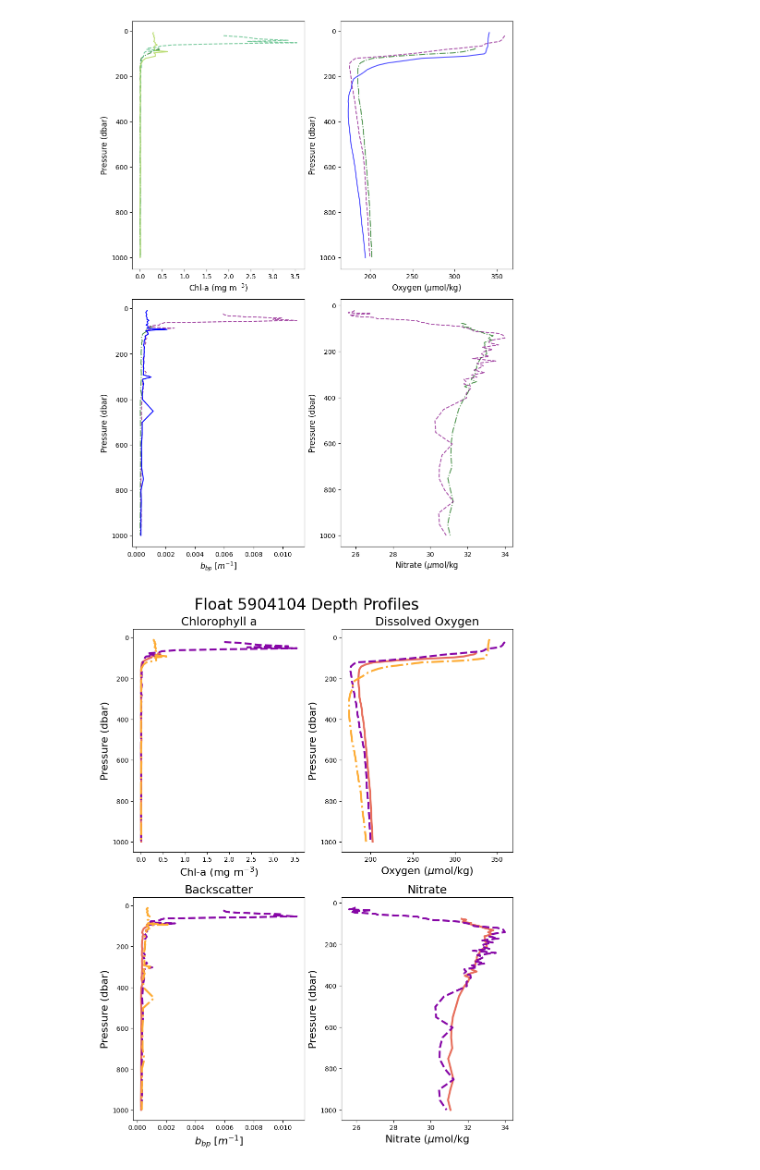
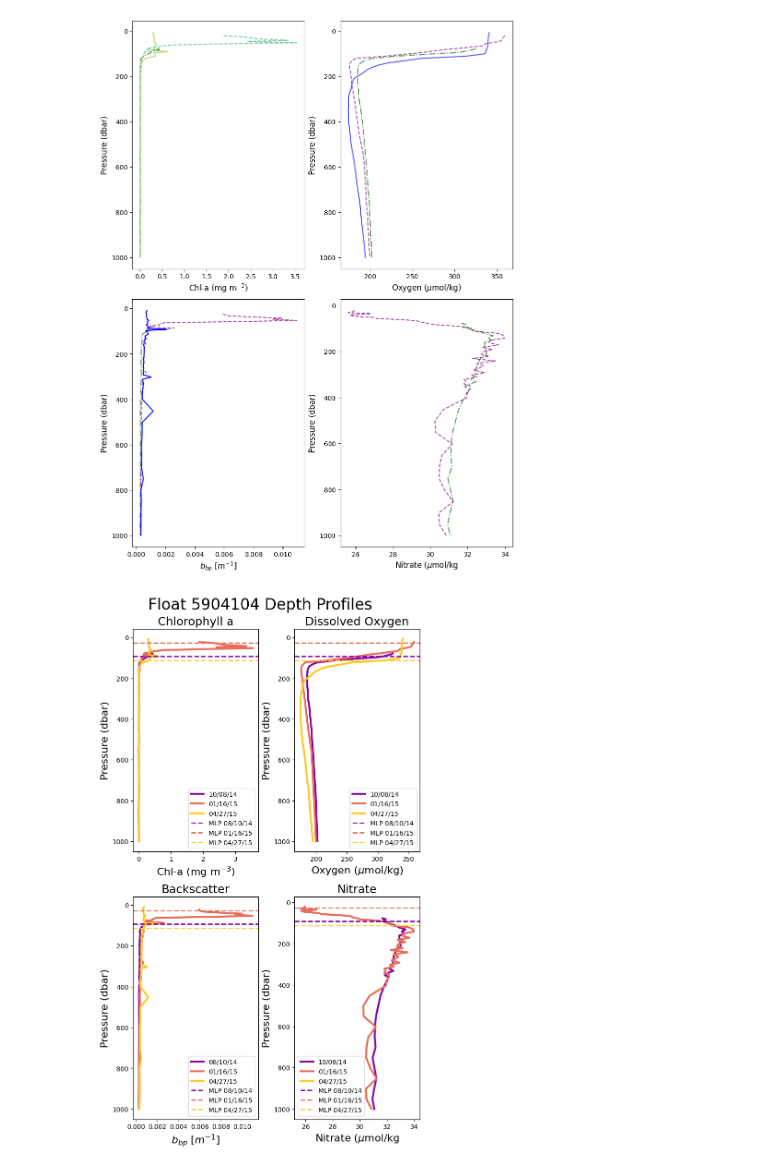
Before and after one commit to Lilah-Asalie/IBIS_Project, a Jupyter notebook: Pressure.ipynb, the cells around one changed output. Drawn from its saved outputs; the diff is of its cells as text; code cells hidden in the pictures.

```diff
--- a/Pressure.ipynb
+++ b/Pressure.ipynb
@@ -123,8 +121,8 @@ pdf.to_csv('/Users/lilah/Documents/IBIS_Project/Data/bgc_profiles_BR_extended_ar
 # %% [markdown]
 ### Analyzing and plotting float data
 # %%
-# pdf = pd.read_csv('/Users/lilah/Documents/IBIS_Project/Data/AAR_BGC_extended_region_alltime.csv')
-pdf = pd.read_csv('/Users/steviewalker/Documents/IBIS_Project/Data/AAR_BGC_extended_region_alltime.csv') #for stevie
+pdf = pd.read_csv('/Users/lilah/Documents/IBIS_Project/Data/AAR_BGC_extended_region_alltime.csv')
+# pdf = pd.read_csv('/Users/steviewalker/Documents/IBIS_Project/Data/AAR_BGC_extended_region_alltime.csv') #for stevie
 # %%
 #convert to datetime
 pdf['DATE'] = pd.to_datetime(pdf['DATE'],format = 'mixed')
@@ -1127,28 +1337,38 @@ def profile_clean(df, season, WMOID, cycle1, cycle2, cycle3):
     df['DATE'] = pd.to_datetime(df['DATE'])
     date_nums = mdates.date2num(df['DATE'])
 
-    fig = plt.figure(figsize=(9,12), layout='constrained')
+    fig = plt.figure(figsize=(7,12), layout='constrained')
 
     # CHLA plot -------------------------------------------------------------------
     ax = fig.add_subplot(221)
-    ax.plot(df.loc[df['CYCLE_NUMBER'] == 99, 'CHLA_ADJUSTED'], df.loc[df['CYCLE_NUMBER'] == 99, 'PRES_ADJUSTED'], c='#e76e5b', lw=3)
-    ax.plot(df.loc[df['CYCLE_NUMBER'] == 113, 'CHLA_ADJUSTED'], df.loc[df['CYCLE_NUMBER'] == 113, 'PRES_ADJUSTED'], c='#8606a6', ls='--',lw=3)
-    ax.plot(df.loc[df['CYCLE_NUMBER'] == 127, 'CHLA_ADJUSTED'], df.loc[df['CYCLE_NUMBER'] == 127, 'PRES_ADJUSTED'], c='#fdab33', ls='-.',lw=3)
+    ax.plot(df.loc[df['CYCLE_NUMBER'] == 99, 'CHLA_ADJUSTED'], df.loc[df['CYCLE_NUMBER'] == 99, 'PRES_ADJUSTED'], c='#8606a6', lw=3, label='10/08/14')
+    ax.plot(df.loc[df['CYCLE_NUMBER'] == 113, 'CHLA_ADJUSTED'], df.loc[df['CYCLE_NUMBER'] == 113, 'PRES_ADJUSTED'], c='#e76e5b', lw=3, label='01/16/15')
+    ax.plot(df.loc[df['CYCLE_NUMBER'] == 127, 'CHLA_ADJUSTED'], df.loc[df['CYCLE_NUMBER'] == 127, 'PRES_ADJUSTED'], c='#fdca26', lw=3, label='04/27/15')
     # ax.set_ylim(0, 200)
     ax.invert_yaxis()
     ax.set_xlabel('Chl-a (mg m$^{-3}$)', fontsize=16)
     ax.set_ylabel('Pressure (dbar)', fontsize=16)
     ax.set_title('Chlorophyll a', fontsize=18)
+    # Mixed layer pressure lines -----------
+    plt.axhline(y=92.670006, color='#8606a6', linestyle='--', lw=2, label='MLP 08/10/14')
+    plt.axhline(y=27.43, color='#e76e5b', linestyle='--', lw=2, label='MLP 01/16/15')
+    plt.axhline(y=112.35, color='#fdca26', linestyle='--', lw=2, label='MLP 04/27/15')
+    ax.legend()
 
     # DOXY plot -------------------------------------------------------------------
     ax = fig.add_subplot(222)
-    ax.plot(df.loc[df['CYCLE_NUMBER'] == 99, 'DOXY_ADJUSTED'], df.loc[df['CYCLE_NUMBER'] == 99, 'PRES_ADJUSTED'], c='#e76e5b', lw=3)
-    ax.plot(df.loc[df['CYCLE_NUMBER'] == 113, 'DOXY_ADJUSTED'], df.loc[df['CYCLE_NUMBER'] == 113, 'PRES_ADJUSTED'], c='#8606a6', ls='--',lw=3)
-    ax.plot(df.loc[df['CYCLE_NUMBER'] == 127, 'DOXY_ADJUSTED'], df.loc[df['CYCLE_NUMBER'] == 127, 'PRES_ADJUSTED'], c='#fdab33', ls='-.',lw=3)
+    ax.plot(df.loc[df['CYCLE_NUMBER'] == 99, 'DOXY_ADJUSTED'], df.loc[df['CYCLE_NUMBER'] == 99, 'PRES_ADJUSTED'], c='#8606a6', lw=3, label='10/08/14')
+    ax.plot(df.loc[df['CYCLE_NUMBER'] == 113, 'DOXY_ADJUSTED'], df.loc[df['CYCLE_NUMBER'] == 113, 'PRES_ADJUSTED'], c='#e76e5b', lw=3, label='01/16/15')
+    ax.plot(df.loc[df['CYCLE_NUMBER'] == 127, 'DOXY_ADJUSTED'], df.loc[df['CYCLE_NUMBER'] == 127, 'PRES_ADJUSTED'], c='#fdca26', lw=3, label='04/27/15')
     ax.invert_yaxis()
     ax.set_xlabel(r'Oxygen ($\mu\text{mol/kg}$)', fontsize=16)
     ax.set_ylabel('Pressure (dbar)', fontsize=16)
     ax.set_title('Dissolved Oxygen', fontsize=18)
+    # Mixed layer pressure lines -----------
+    plt.axhline(y=92.670006, color='#8606a6', linestyle='--', lw=2, label='MLP 08/10/14')
+    plt.axhline(y=27.43, color='#e76e5b', linestyle='--', lw=2, label='MLP 01/16/15')
+    plt.axhline(y=112.35, color='#fdca26', linestyle='--', lw=2, label='MLP 04/27/15')
+    ax.legend(loc='lower right')
 
     # add colorbar for top row --------------------------------------------------------------
     # sm = cm.ScalarMappable(norm=norm, cmap=cmap)
@@ -1161,38 +1381,52 @@ def profile_clean(df, season, WMOID, cycle1, cycle2, cycle3):
 
     # BBP700 plot -----------------------------------------------------------------
     ax = fig.add_subplot(223)
-    ax.plot(df.loc[df['CYCLE_NUMBER'] == 99, 'BBP700_ADJUSTED'], df.loc[df['CYCLE_NUMBER'] == 99, 'PRES_ADJUSTED'], c='#e76e5b', lw=3)
-    ax.plot(df.loc[df['CYCLE_NUMBER'] == 113, 'BBP700_ADJUSTED'], df.loc[df['CYCLE_NUMBER'] == 113, 'PRES_ADJUSTED'], c='#8606a6', ls='--',lw=3)
-    ax.plot(df.loc[df['CYCLE_NUMBER'] == 127, 'BBP700_ADJUSTED'], df.loc[df['CYCLE_NUMBER'] == 127, 'PRES_ADJUSTED'], c='#fdab33', ls='-.',lw=3)
+    ax.plot(df.loc[df['CYCLE_NUMBER'] == 99, 'BBP700_ADJUSTED'], df.loc[df['CYCLE_NUMBER'] == 99, 'PRES_ADJUSTED'], c='#8606a6', lw=3, label='08/10/14')
+    ax.plot(df.loc[df['CYCLE_NUMBER'] == 113, 'BBP700_ADJUSTED'], df.loc[df['CYCLE_NUMBER'] == 113, 'PRES_ADJUSTED'], c='#e76e5b', lw=3, label='01/16/15')
+    ax.plot(df.loc[df['CYCLE_NUMBER'] == 127, 'BBP700_ADJUSTED'], df.loc[df['CYCLE_NUMBER'] == 127, 'PRES_ADJUSTED'], c='#fdca26', lw=3, label='04/27/15')
     ax.invert_yaxis()
     ax.set_xlabel(r'$b_{bp}$ [$m^{-1}$]', fontsize=16)
     ax.set_ylabel('Pressure (dbar)', fontsize=16)
     ax.set_title('Backscatter', fontsize=18)
+    # Mixed layer pressure lines -----------
+    plt.axhline(y=92.670006, color='#8606a6', linestyle='--', lw=2, label='MLP 08/10/14')
+    plt.axhline(y=27.43, color='#e76e5b', linestyle='--', lw=2, label='MLP 01/16/15')
+    plt.axhline(y=112.35, color='#fdca26', linestyle='--', lw=2, label='MLP 04/27/15')
+    ax.legend()
+
+
 
     # NITRATE plot ----------------------------------------------------------------
     ax = fig.add_subplot(224)
-    ax.plot(df.loc[df['CYCLE_NUMBER'] == 99, 'NITRATE_ADJUSTED'], df.loc[df['CYCLE_NUMBER'] == 99, 'PRES_ADJUSTED'], c='#e76e5b', lw=3)
-    ax.plot(df.loc[df['CYCLE_NUMBER'] == 113, 'NITRATE_ADJUSTED'], df.loc[df['CYCLE_NUMBER'] == 113, 'PRES_ADJUSTED'], c='#8606a6', ls='--',lw=3)
-    ax.plot(df.loc[df['CYCLE_NUMBER'] == 127, 'NITRATE_ADJUSTED'], df.loc[df['CYCLE_NUMBER'] == 127, 'PRES_ADJUSTED'], c='#fdab33', ls='-.',lw=3)
+    ax.plot(df.loc[df['CYCLE_NUMBER'] == 99, 'NITRATE_ADJUSTED'], df.loc[df['CYCLE_NUMBER'] == 99, 'PRES_ADJUSTED'], c='#8606a6', lw=3, label='10/08/14')
+    ax.plot(df.loc[df['CYCLE_NUMBER'] == 113, 'NITRATE_ADJUSTED'], df.loc[df['CYCLE_NUMBER'] == 113, 'PRES_ADJUSTED'], c='#e76e5b', lw=3, label='01/16/15')
+    ax.plot(df.loc[df['CYCLE_NUMBER'] == 127, 'NITRATE_ADJUSTED'], df.loc[df['CYCLE_NUMBER'] == 127, 'PRES_ADJUSTED'], c='#fdca26', lw=3, label='04/27/15')
     ax.invert_yaxis()
     ax.set_xlabel(r'Nitrate ($\mu\text{mol/kg}$', fontsize=16)
     ax.set_ylabel('Pressure (dbar)', fontsize=16)
     ax.set_title('Nitrate', fontsize=18)
+    # Mixed layer pressure lines -----------
+    plt.axhline(y=92.670006, color='#8606a6', linestyle='--', lw=2, label='MLP 08/10/14')
+    plt.axhline(y=27.43, color='#e76e5b', linestyle='--', lw=2, label='MLP 01/16/15')
+    plt.axhline(y=112.35, color='#fdca26', linestyle='--', lw=2, label='MLP 04/27/15')
+    ax.legend()
+
 
     fig.suptitle('Float 5904104 Depth Profiles', fontsize = 24)
 
     # add colorbar for bottom row ----------------------------------------------------------
     # sm = cm.ScalarMappable(norm=norm, cmap=cmap)
     # sm.set_array([])
     # cbar = fig.colorbar(sm, ax=ax, orientation='vertical', label='Date')
 
     # tick_locs = np.linspace(date_nums.min(), date_nums.max(), 10)
     # cbar.set_ticks(tick_locs)
     # cbar.ax.yaxis.set_major_formatter(mdates.DateFormatter('%m-%d-%y'))
 
     plt.show()
 
+    fig.savefig(f'/Users/lilah/Documents/IBIS_Project/Figures/depth_profiles_subset_2014-15.png', bbox_inches='tight')
 
 profile_clean(df=pdf_clean, season = '2014.0-2015.0', WMOID=5904104, cycle1=99, cycle2=113, cycle3=127)
 # %% [output]
-[figure, old version]
+[figure, new version]
```
Also changed, not shown: parts of 27 cells of this notebook, 1 other file.
